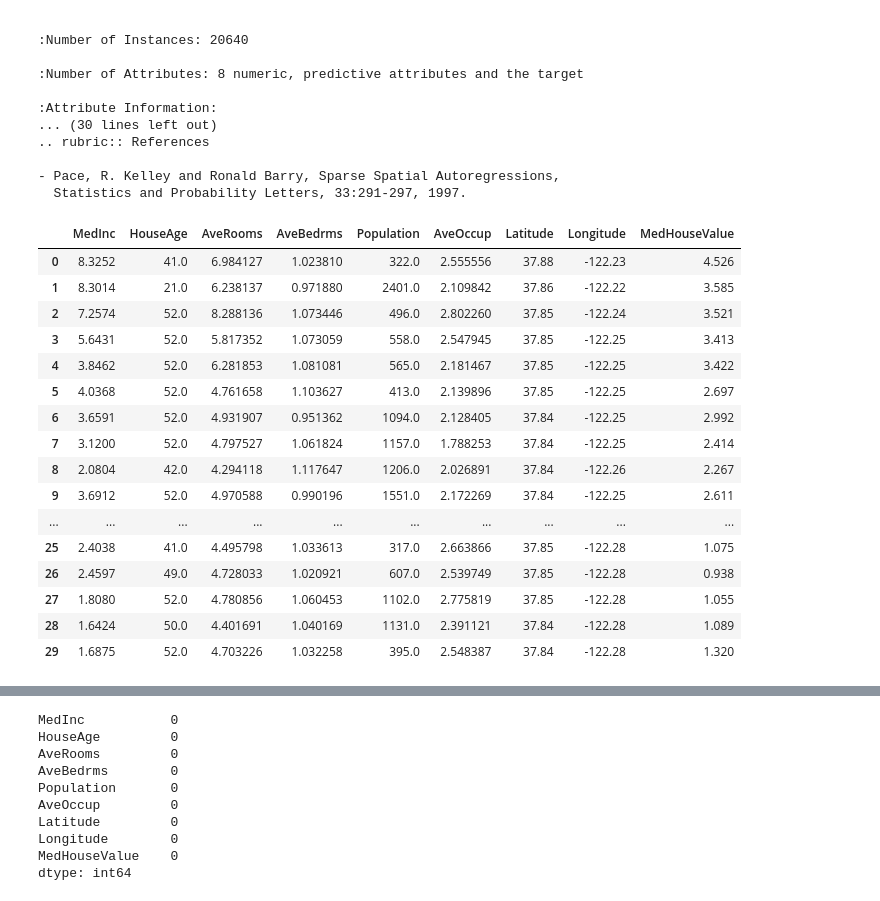
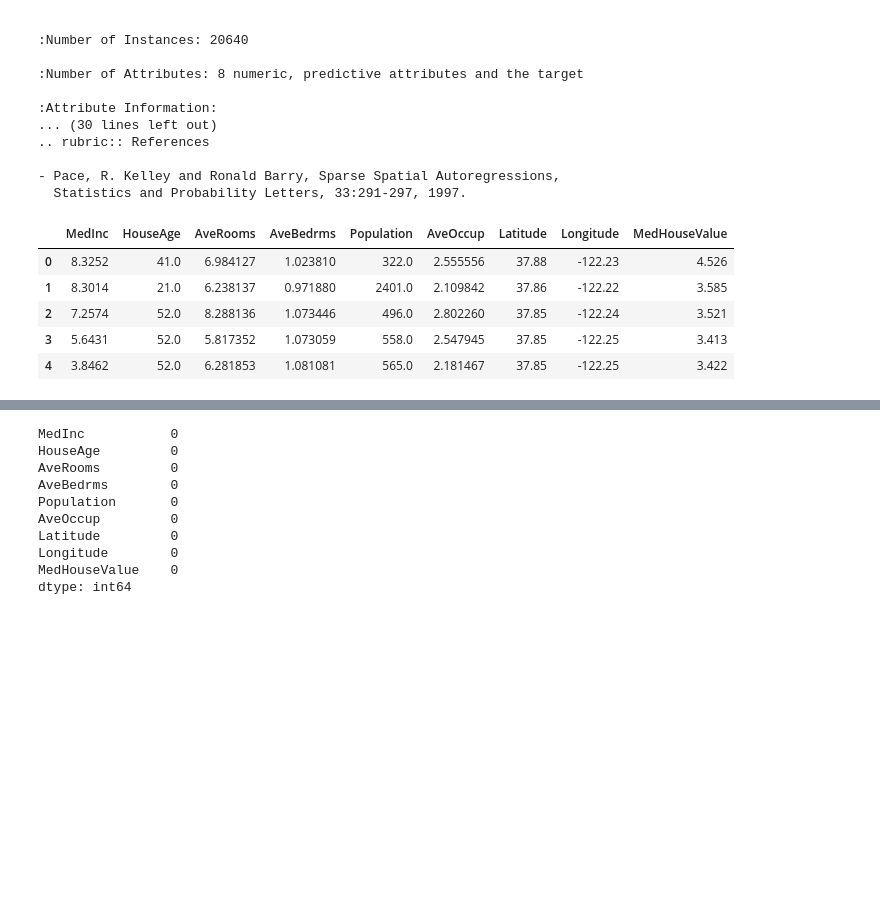
Before and after one commit to ErickRandria/House_Price_Prediction, a Jupyter notebook: ML_implementation.ipynb, the cells around one changed output, grey strips where cells are left out. Saved outputs shown, nothing was run; the diff lists cells and outputs as text; code cells hidden in the pictures; blank space fills up the shorter version.

```diff
--- a/ML_implementation.ipynb
+++ b/ML_implementation.ipynb
@@ -37,22 +67,11 @@ California Housing dataset
 - Pace, R. Kelley and Ronald Barry, Sparse Spatial Autoregressions,
   Statistics and Probability Letters, 33:291-297, 1997.
 # %%
-df.head(30)
+df.head()
 # %% [output]
 |  | MedInc | HouseAge | AveRooms | AveBedrms | Population | AveOccup | Latitude | Longitude | MedHouseValue |
 | 0 | 8.3252 | 41.0 | 6.984127 | 1.023810 | 322.0 | 2.555556 | 37.88 | -122.23 | 4.526 |
 | 1 | 8.3014 | 21.0 | 6.238137 | 0.971880 | 2401.0 | 2.109842 | 37.86 | -122.22 | 3.585 |
 | 2 | 7.2574 | 52.0 | 8.288136 | 1.073446 | 496.0 | 2.802260 | 37.85 | -122.24 | 3.521 |
 | 3 | 5.6431 | 52.0 | 5.817352 | 1.073059 | 558.0 | 2.547945 | 37.85 | -122.25 | 3.413 |
 | 4 | 3.8462 | 52.0 | 6.281853 | 1.081081 | 565.0 | 2.181467 | 37.85 | -122.25 | 3.422 |
-| 5 | 4.0368 | 52.0 | 4.761658 | 1.103627 | 413.0 | 2.139896 | 37.85 | -122.25 | 2.697 |
-| 6 | 3.6591 | 52.0 | 4.931907 | 0.951362 | 1094.0 | 2.128405 | 37.84 | -122.25 | 2.992 |
-| 7 | 3.1200 | 52.0 | 4.797527 | 1.061824 | 1157.0 | 1.788253 | 37.84 | -122.25 | 2.414 |
-| 8 | 2.0804 | 42.0 | 4.294118 | 1.117647 | 1206.0 | 2.026891 | 37.84 | -122.26 | 2.267 |
-| 9 | 3.6912 | 52.0 | 4.970588 | 0.990196 | 1551.0 | 2.172269 | 37.84 | -122.25 | 2.611 |
-| ... | ... | ... | ... | ... | ... | ... | ... | ... | ... |
-| 25 | 2.4038 | 41.0 | 4.495798 | 1.033613 | 317.0 | 2.663866 | 37.85 | -122.28 | 1.075 |
-| 26 | 2.4597 | 49.0 | 4.728033 | 1.020921 | 607.0 | 2.539749 | 37.85 | -122.28 | 0.938 |
-| 27 | 1.8080 | 52.0 | 4.780856 | 1.060453 | 1102.0 | 2.775819 | 37.85 | -122.28 | 1.055 |
-| 28 | 1.6424 | 50.0 | 4.401691 | 1.040169 | 1131.0 | 2.391121 | 37.84 | -122.28 | 1.089 |
-| 29 | 1.6875 | 52.0 | 4.703226 | 1.032258 | 395.0 | 2.548387 | 37.84 | -122.28 | 1.320 |
```
Also changed, not shown: parts of 16 cells of this notebook.
